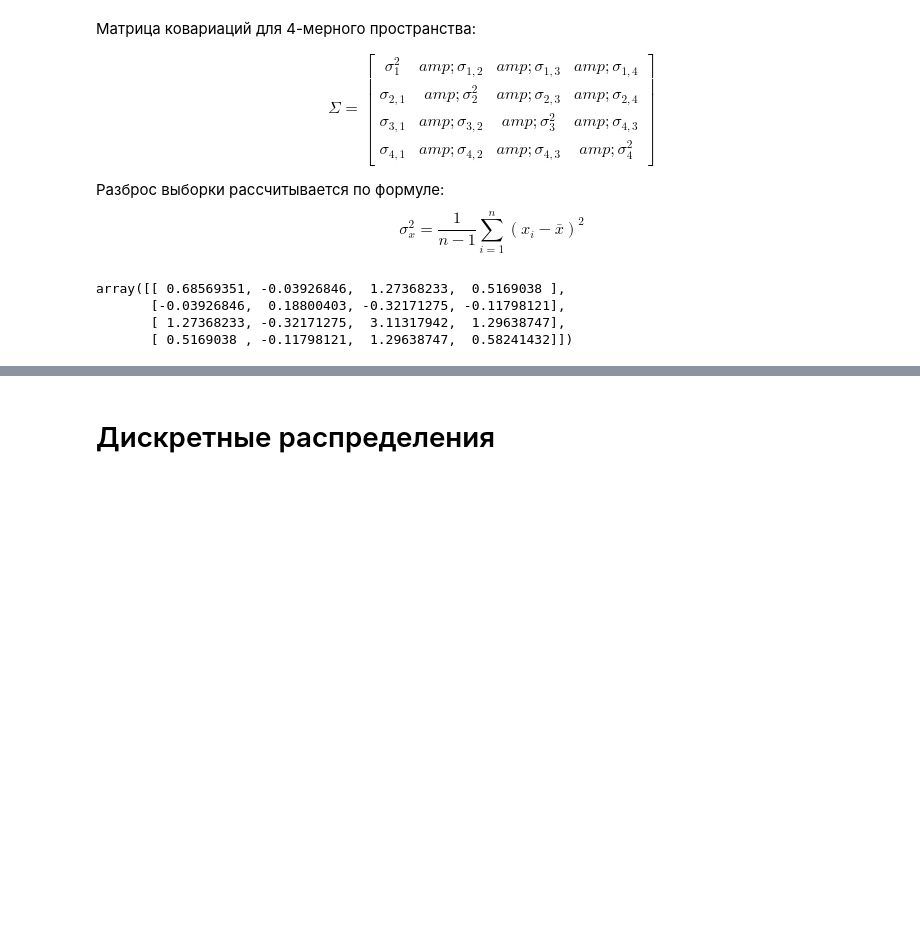
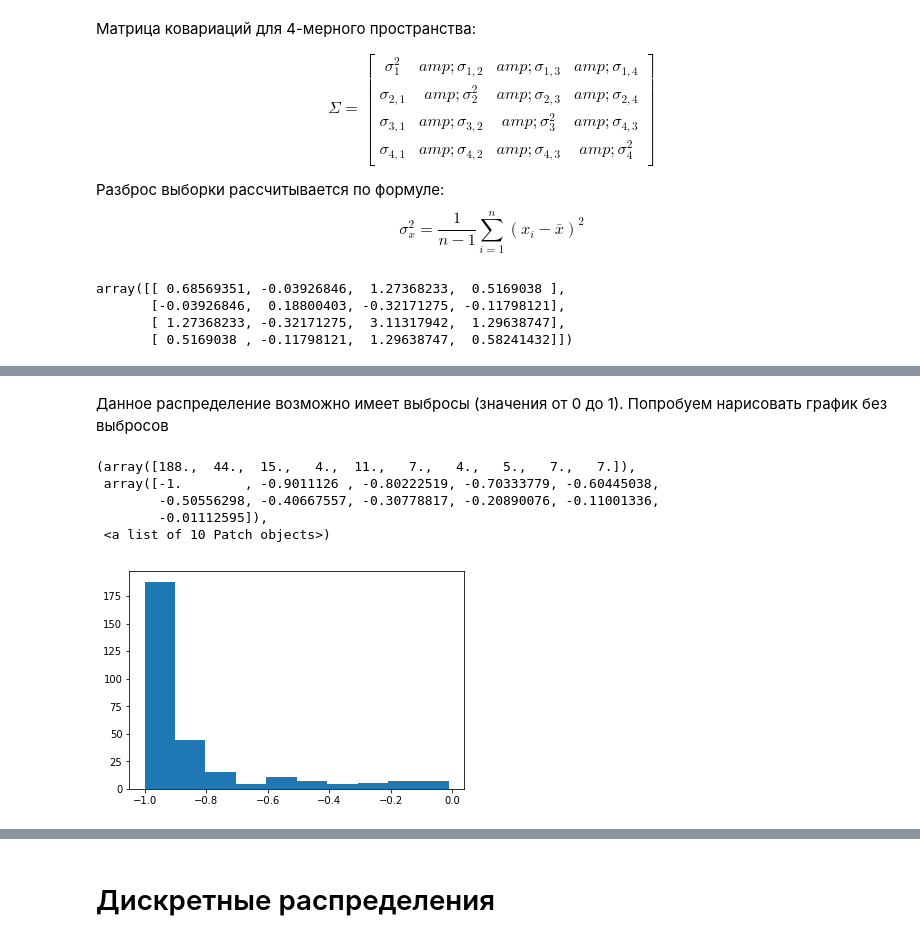
Before and after one commit to yustiks/statistics_in_python, a Jupyter notebook: statistics_3.ipynb, the cells around one changed output, grey strips where cells are left out. Cells and saved outputs as stored; diff of their text form; code cells hidden in the pictures; blank space fills up the shorter version.

```diff
--- a/statistics_3.ipynb
+++ b/statistics_3.ipynb
@@ -96,0 +121,11 @@ No cutoff [0.86481011] [0.1986988]
+# %% [markdown]
+Данное распределение возможно имеет выбросы (значения от 0 до 1). Попробуем нарисовать график без выбросов
+# %%
+plt.hist(large_bags[large_bags<0])
+# %% [output]
+(array([188.,  44.,  15.,   4.,  11.,   7.,   4.,   5.,   7.,   7.]),
+ array([-1.        , -0.9011126 , -0.80222519, -0.70333779, -0.60445038,
+        -0.50556298, -0.40667557, -0.30778817, -0.20890076, -0.11001336,
+        -0.01112595]),
+ <a list of 10 Patch objects>)
+[figure, added]
```
Also changed, not shown: parts of 41 cells of this notebook.
